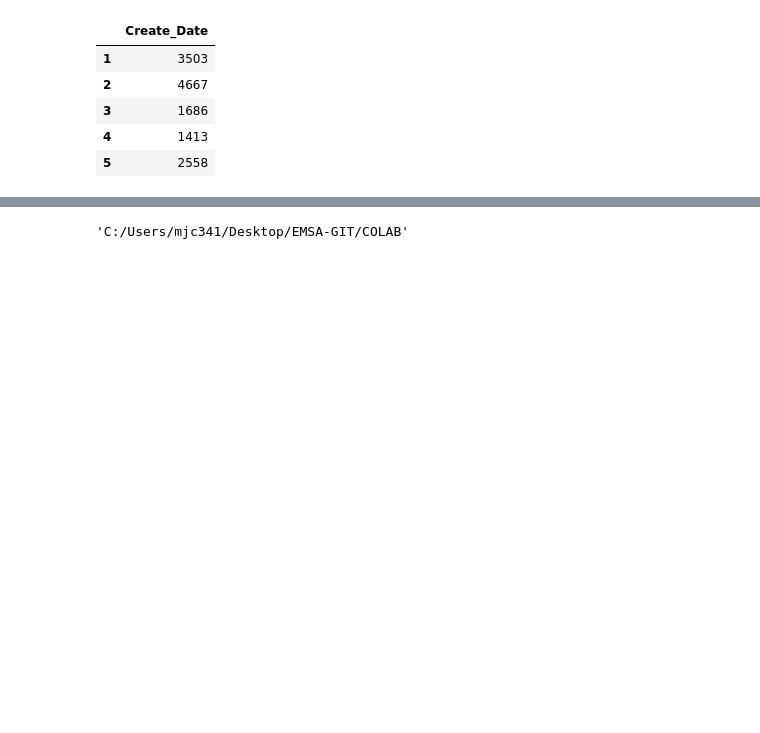
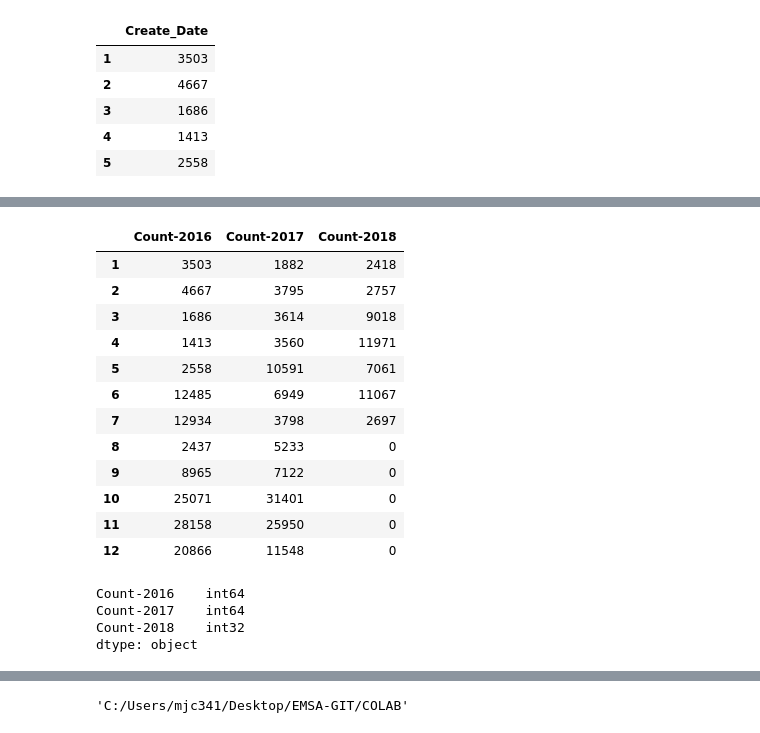
Before and after one commit to EMSA-Analytics/INQ, a Jupyter notebook: SF_MONTH_INQ_REPORT.ipynb, the cells around one changed output, grey strips where cells are left out. Saved outputs shown, nothing was run; the diff lists cells and outputs as text; code cells hidden in the pictures; blank space fills up the shorter version.

```diff
--- a/SF_MONTH_INQ_REPORT.ipynb
+++ b/SF_MONTH_INQ_REPORT.ipynb
@@ -293,0 +388,24 @@ R16df.head()
+# %%
+k['Count-2018'] =k['Count-2018'].astype(int)
+k
+# %% [output]
+|  | Count-2016 | Count-2017 | Count-2018 |
+| 1 | 3503 | 1882 | 2418 |
+| 2 | 4667 | 3795 | 2757 |
+| 3 | 1686 | 3614 | 9018 |
+| 4 | 1413 | 3560 | 11971 |
+| 5 | 2558 | 10591 | 7061 |
+| 6 | 12485 | 6949 | 11067 |
+| 7 | 12934 | 3798 | 2697 |
+| 8 | 2437 | 5233 | 0 |
+| 9 | 8965 | 7122 | 0 |
+| 10 | 25071 | 31401 | 0 |
+| 11 | 28158 | 25950 | 0 |
+| 12 | 20866 | 11548 | 0 |
+# %%
+k.dtypes
+# %% [output]
+Count-2016    int64
+Count-2017    int64
+Count-2018    int32
+dtype: object
```
Also changed, not shown: parts of 25 cells of this notebook.
